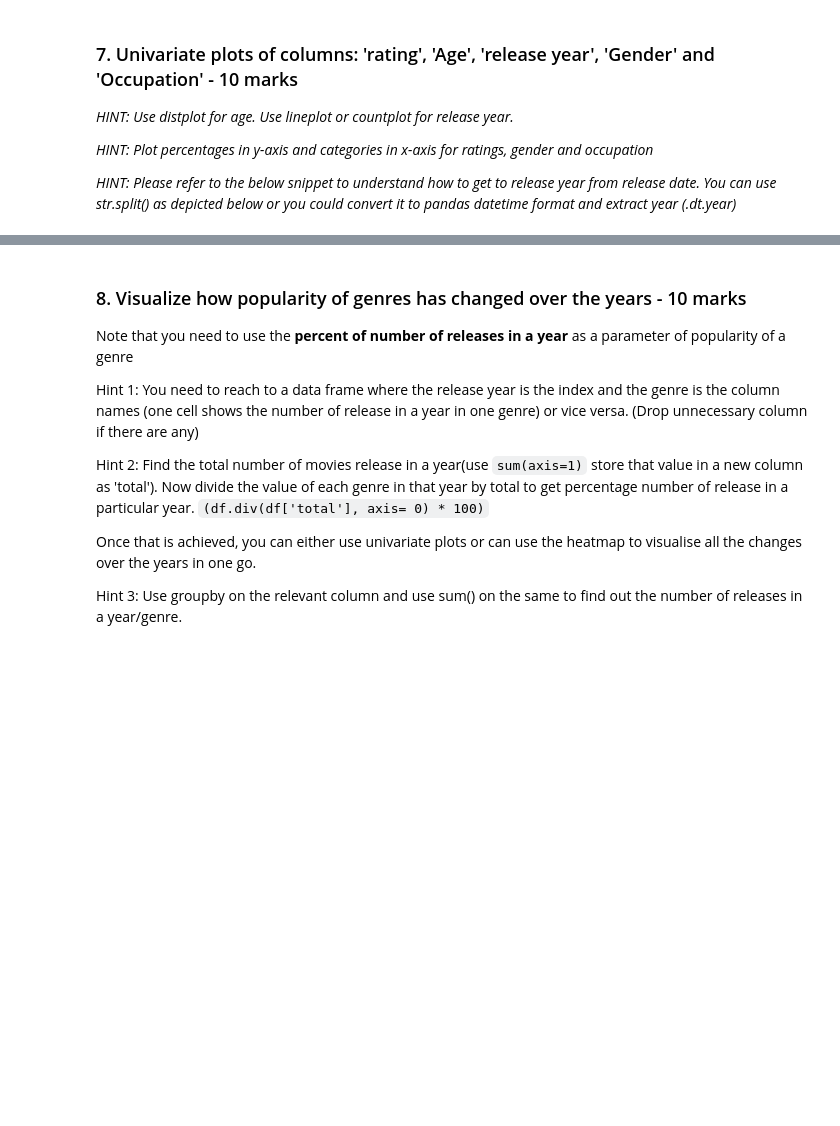
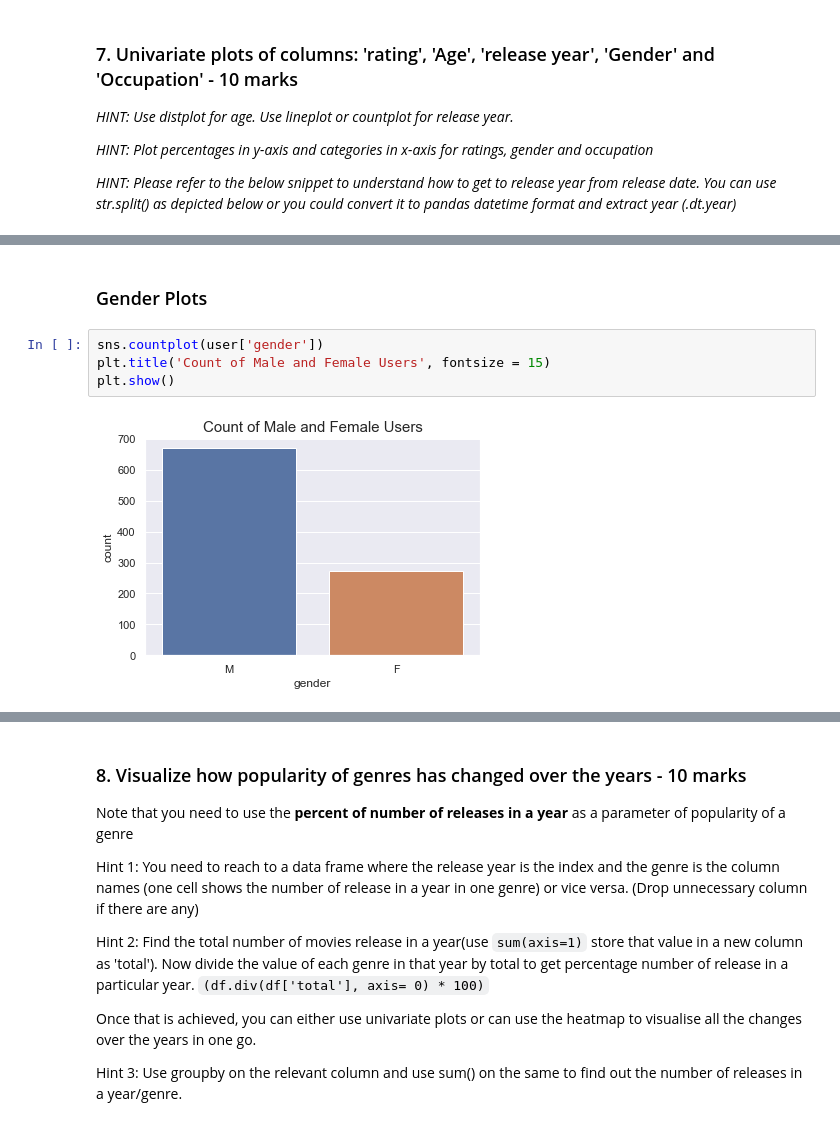
Before and after one commit to danieljacob5/aiml-course, a Jupyter notebook: AIML-project1/MovieLens Project Questions.ipynb, the cells around one changed output, grey strips where cells are left out. Drawn from its saved outputs; the diff is of its cells as text; blank space fills up the shorter version.

```diff
--- a/AIML-project1/MovieLens Project Questions.ipynb
+++ b/AIML-project1/MovieLens Project Questions.ipynb
@@ -497,0 +489,8 @@ print(a[-5:])
+# %% [markdown]
+### Gender Plots
+# %%
+sns.countplot(user['gender'])
+plt.title('Count of Male and Female Users', fontsize = 15)
+plt.show()
+# %% [output]
+[figure, added]
```
Also changed, not shown: parts of 33 cells of this notebook.
